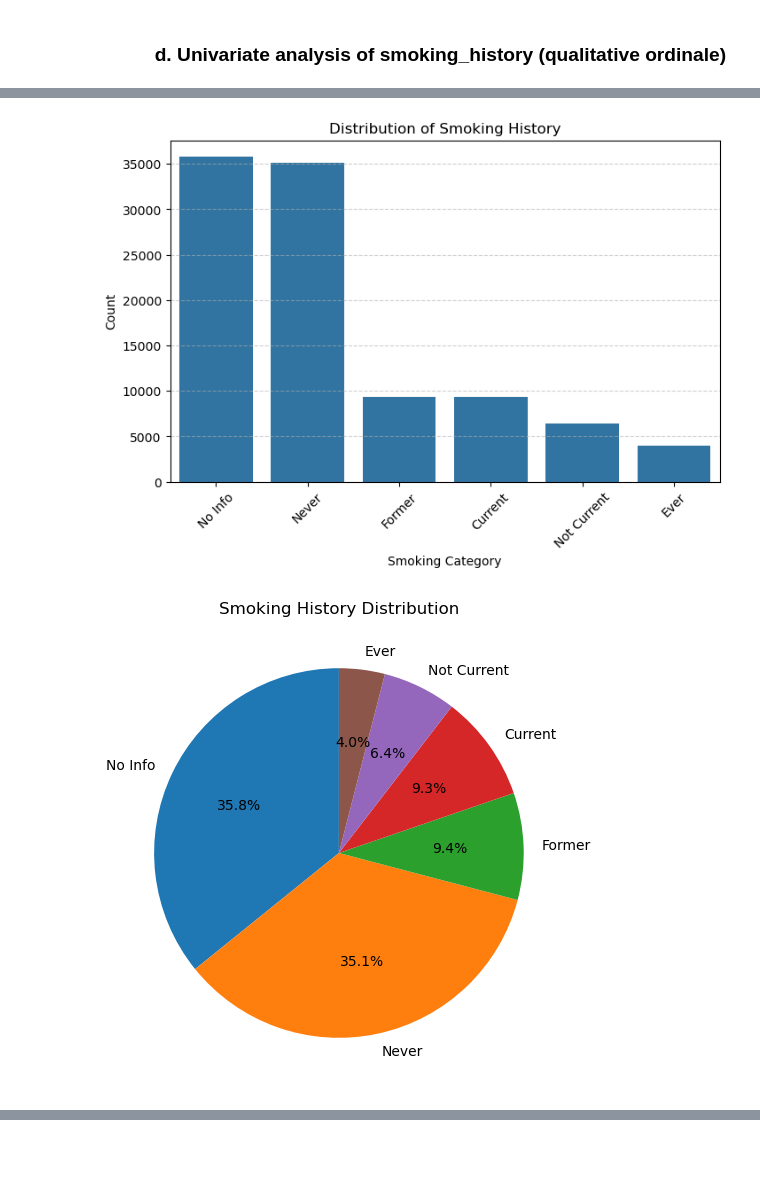
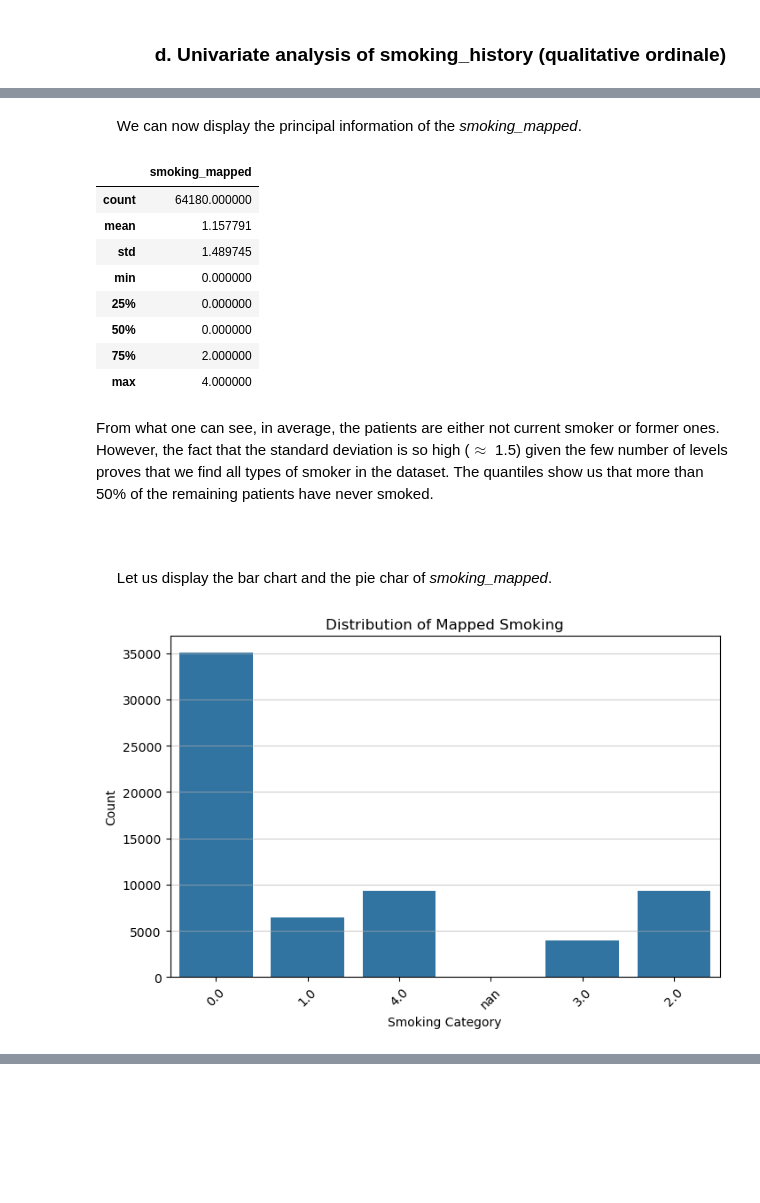
Before and after one commit to RefaelAharouni/Project_Machine_Learning_Refael_Venkatsai_Norbert_William, a Jupyter notebook: Project_Machine_Learning_Refael_Venkatsai_Norbert_William.ipynb, the cells around one changed output, grey strips where cells are left out. Cells and saved outputs as stored; diff of their text form; code cells hidden in the pictures; blank space fills up the shorter version.

```diff
--- a/Project_Machine_Learning_Refael_Venkatsai_Norbert_William.ipynb
+++ b/Project_Machine_Learning_Refael_Venkatsai_Norbert_William.ipynb
@@ -491,0 +489,2 @@ Name: proportion, dtype: float64
+# %%
+data["smoking_mapped"] = data["smoking_history"].map({"Never": 0, "Not Current": 1, "Former": 2, "Ever": 3, "Current": 4})
@@ -492,19 +493,31 @@ Name: proportion, dtype: float64
+# %% [markdown]
+&nbsp;&nbsp;&nbsp;&nbsp;&nbsp;We can now display the principal information of the *smoking_mapped*.
+# %%
+pd.DataFrame(data["smoking_mapped"].describe())
+# %% [output]
+|  | smoking_mapped |
+| count | 64180.000000 |
+| mean | 1.157791 |
+| std | 1.489745 |
+| min | 0.000000 |
+| 25% | 0.000000 |
+| 50% | 0.000000 |
+| 75% | 2.000000 |
+| max | 4.000000 |
+# %% [markdown]
+From what one can see, in average, the patients are either not current smoker or former ones. However, the fact that the standard deviation is so high ($\approx$ 1.5) given the few number of levels proves that we find all types of smoker in the dataset. The quantiles show us that more than 50% of the remaining patients have never smoked.
+# %% [markdown]
+<br>
+# %% [markdown]
+&nbsp;&nbsp;&nbsp;&nbsp;&nbsp;Let us display the bar chart and the pie char of *smoking_mapped*.
 # %%
-# Bar chart of smoking_history
-plt.figure(figsize=(8,5))
-sns.countplot(x = "smoking_history", data = data, order = data["smoking_history"].value_counts().index)
-plt.title("Distribution of Smoking History")
+plt.figure(figsize = (8,5))
+sns.countplot(x = "smoking_mapped", data = data, order = data["smoking_mapped"].sort_index())
+plt.title("Distribution of Mapped Smoking")
 plt.xlabel("Smoking Category")
 plt.ylabel("Count")
-plt.xticks(rotation=45)
-plt.grid(axis = "y", linestyle = "--", alpha = 0.6)
+plt.xticks(rotation = 45)
+plt.grid(axis = "y", linestyle = "-", alpha = 0.6)
 plt.show()
-
-# Pie chart of smoking_history
-plt.figure(figsize = (6,6))
-data["smoking_history"].value_counts().plot.pie(autopct = "%1.1f%%", startangle = 90, ylabel = "")
-plt.title("Smoking History Distribution")
-plt.show()
 # %% [output]
-[figure, old version]
+[figure, new version]
-[figure, removed]
```
Also changed, not shown: parts of 34 cells of this notebook.
